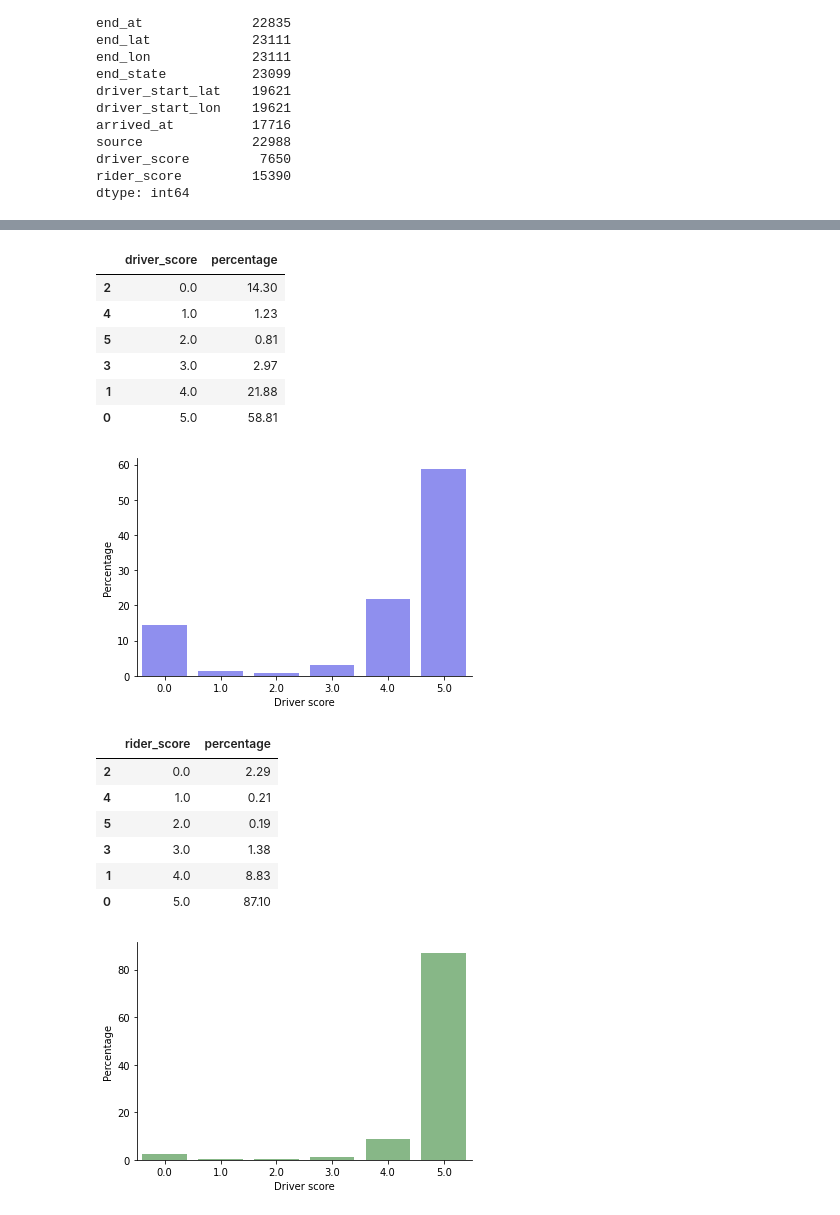
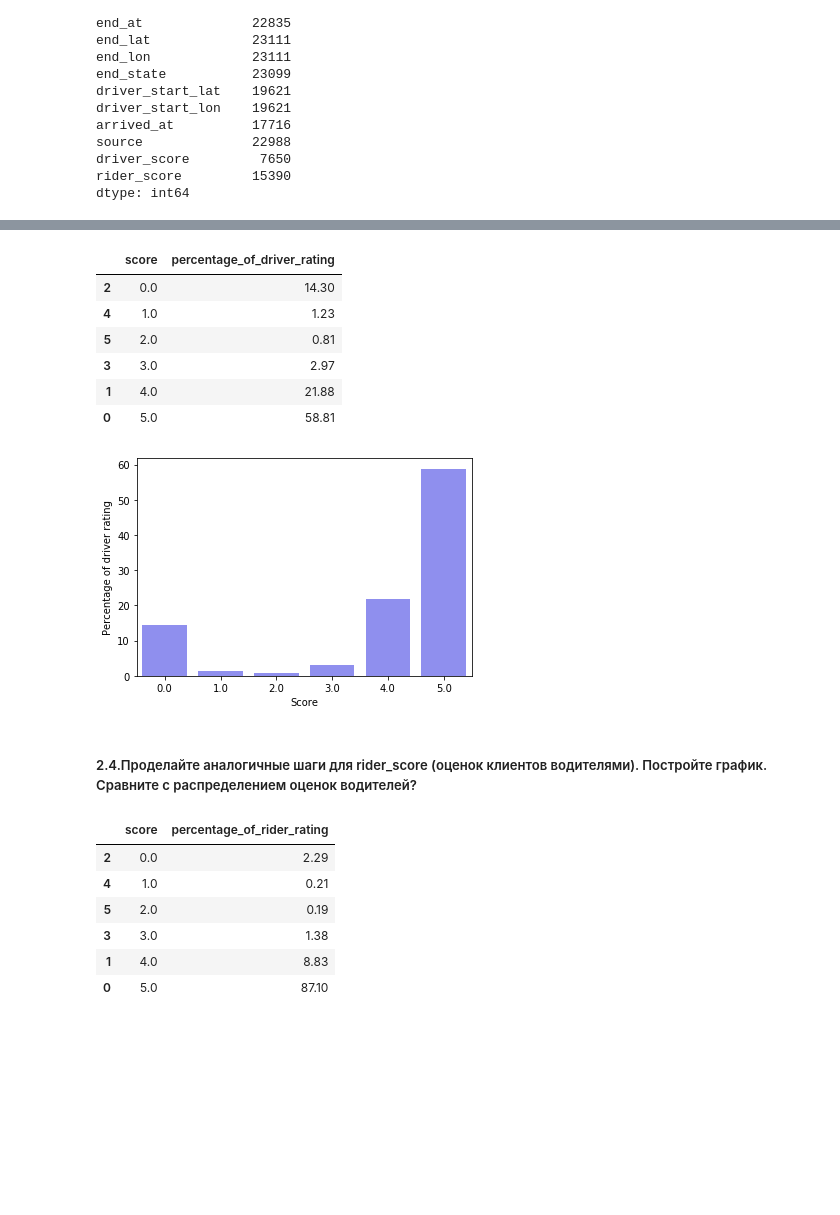
Before and after one commit to VikhlyantsevA/Stepik_Data-Analysis-basics, a Jupyter notebook: lesson 3/lesson 3.ipynb, the cells around one changed output, grey strips where cells are left out. Drawn from its saved outputs; the diff is of its cells as text; code cells hidden in the pictures; blank space fills up the shorter version.

```diff
--- a/lesson 3/lesson 3.ipynb
+++ b/lesson 3/lesson 3.ipynb
@@ -337,12 +296,12 @@ driver_score_counts = peru_taxi_data\
 .mul(100)\
 .round(2)\
 .reset_index()\
-.rename(columns={'index':'driver_score','driver_score':'percentage'})\
-.sort_values('driver_score')
+.rename(columns={'index':'score','driver_score':'percentage_of_driver_rating'})\
+.sort_values('score')
 
 driver_score_counts
 # %% [output]
-|  | driver_score | percentage |
+|  | score | percentage_of_driver_rating |
 | 2 | 0.0 | 14.30 |
 | 4 | 1.0 | 1.23 |
 | 5 | 2.0 | 0.81 |
@@ -357,10 +311,12 @@ import matplotlib.pyplot as plt
 # %%
-ax = sns.barplot(x='driver_score', y='percentage', data=driver_score_counts, color='blue', alpha=0.5)
-ax.set(xlabel='Driver score', ylabel='Percentage')
-sns.despine()  # убрать часть рамки графика
+ax = sns.barplot(x='score', y='percentage_of_driver_rating', data=driver_score_counts, color='blue', alpha=0.5)
+ax.set(xlabel='Score', ylabel='Percentage of driver rating')
+# sns.despine()  # убрать часть рамки графика
 plt.show()
 # %% [output]
-[figure, old version]
+[figure, new version]
+# %% [markdown]
+##### 2.4.Проделайте аналогичные шаги для rider_score (оценок клиентов водителями). Постройте график. Сравните с распределением оценок водителей?
 # %%
 rider_score_counts = peru_taxi_data\
 .dropna(subset=['rider_score'])\
@@ -369,22 +325,15 @@ rider_score_counts = peru_taxi_data\
 .mul(100)\
 .round(2)\
 .reset_index()\
-.rename(columns={'index':'rider_score','rider_score':'percentage'})\
-.sort_values('rider_score')
+.rename(columns={'index':'score','rider_score':'percentage_of_rider_rating'})\
+.sort_values('score')
 
 rider_score_counts
 # %% [output]
-|  | rider_score | percentage |
+|  | score | percentage_of_rider_rating |
 | 2 | 0.0 | 2.29 |
 | 4 | 1.0 | 0.21 |
 | 5 | 2.0 | 0.19 |
 | 3 | 3.0 | 1.38 |
 | 1 | 4.0 | 8.83 |
 | 0 | 5.0 | 87.10 |
-# %%
-ax = sns.barplot(x='rider_score', y='percentage', data=rider_score_counts, color='green', alpha=0.5)
-ax.set(xlabel='Driver score', ylabel='Percentage')
-sns.despine()  # убрать часть рамки графика
-plt.show()
-# %% [output]
-[figure, removed]
```
Also changed, not shown: parts of 81 cells of this notebook, 10 other files.
